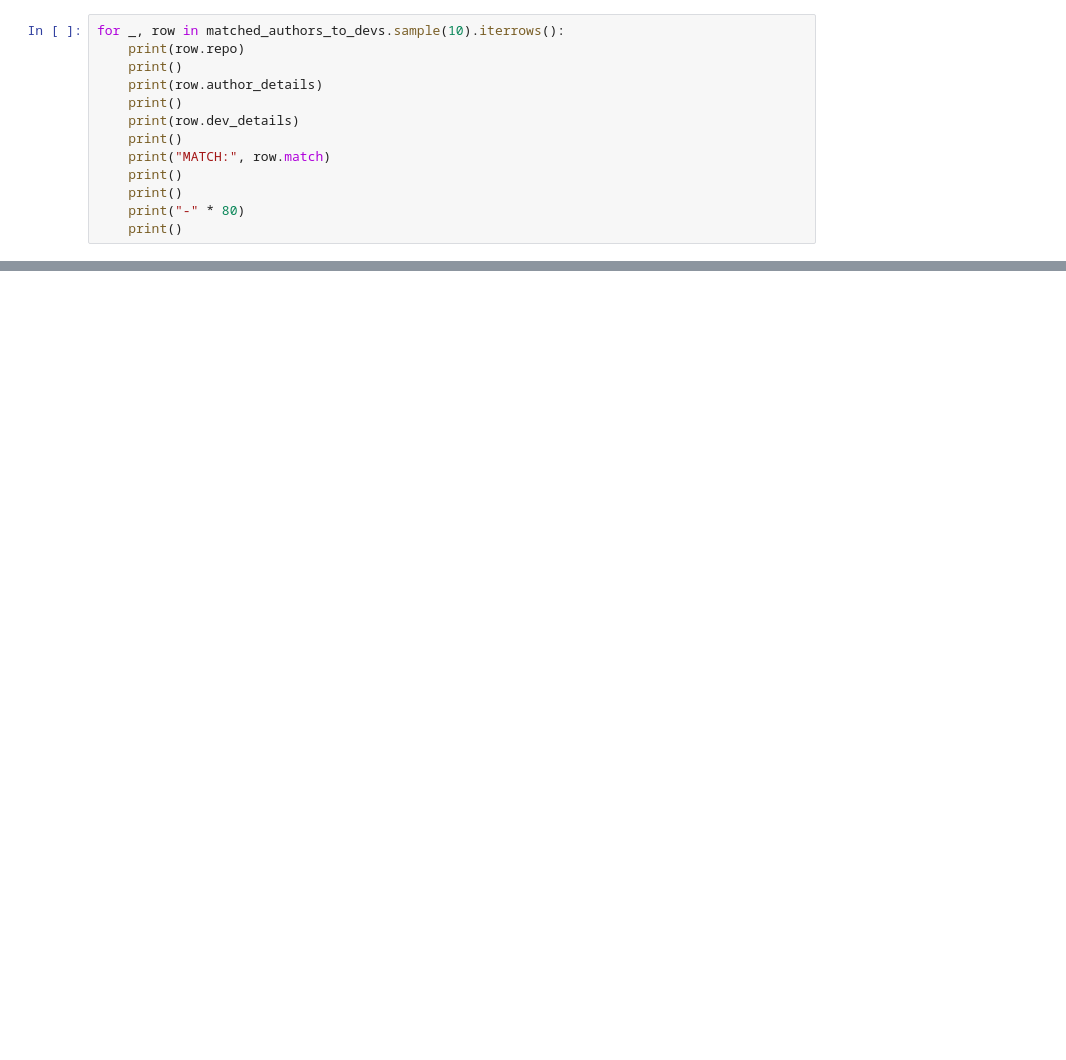
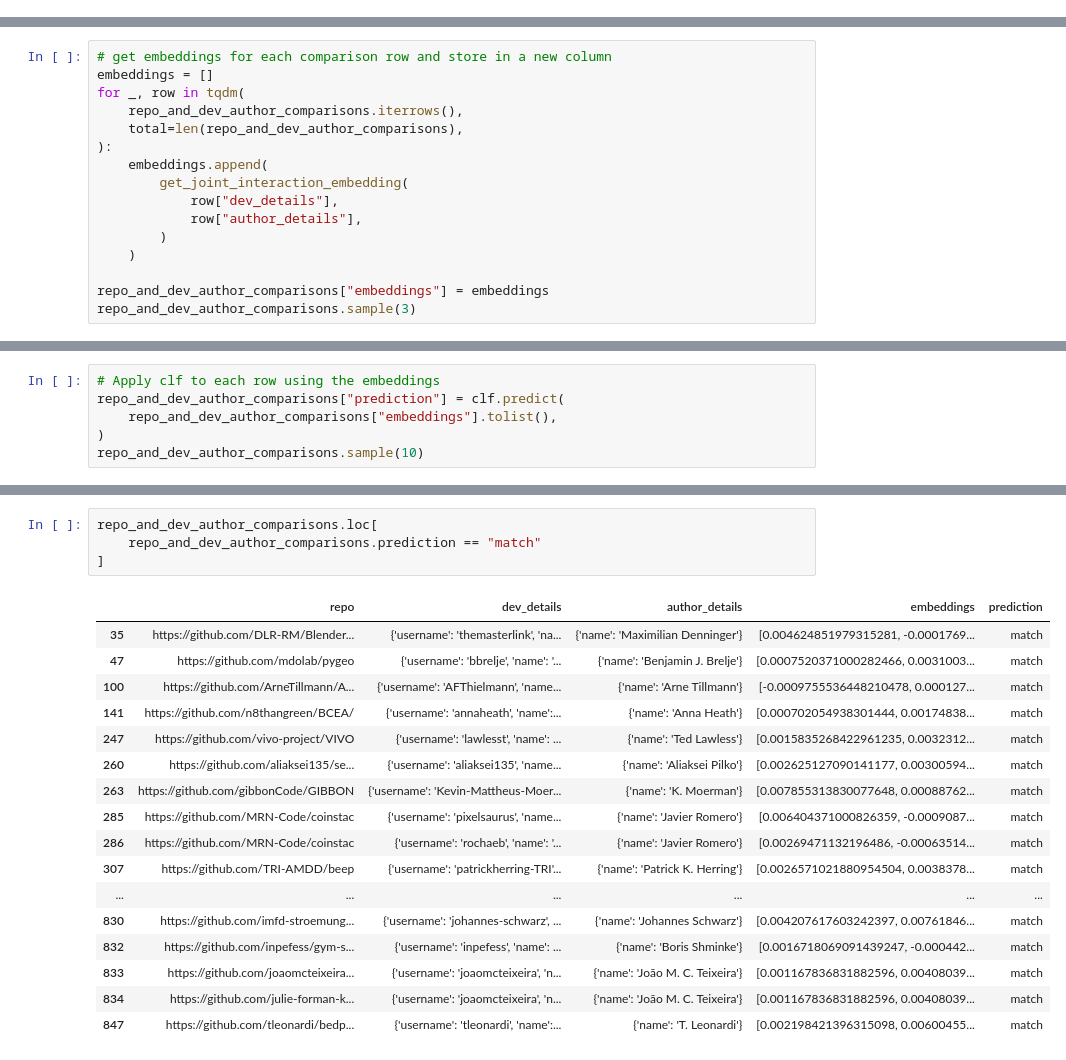
Before and after one commit to evamaxfield/rs-graph, a Jupyter notebook: match_author_devs.ipynb, the cells around one changed output, grey strips where cells are left out. Saved outputs shown, nothing was run; the diff lists cells and outputs as text; blank space fills up the shorter version.

```diff
--- a/match_author_devs.ipynb
+++ b/match_author_devs.ipynb
@@ -187,13 +106,0 @@ matched_authors_to_devs
-# %%
-for _, row in matched_authors_to_devs.sample(10).iterrows():
-    print(row.repo)
-    print()
-    print(row.author_details)
-    print()
-    print(row.dev_details)
-    print()
-    print("MATCH:", row.match)
-    print()
-    print()
-    print("-" * 80)
-    print()
@@ -217,0 +144,16 @@ MATCH: match
+# %%
+# get embeddings for each comparison row and store in a new column
+embeddings = []
+for _, row in tqdm(
+    repo_and_dev_author_comparisons.iterrows(),
+    total=len(repo_and_dev_author_comparisons),
+):
+    embeddings.append(
+        get_joint_interaction_embedding(
+            row["dev_details"],
+            row["author_details"],
+        )
+    )
+
+repo_and_dev_author_comparisons["embeddings"] = embeddings
+repo_and_dev_author_comparisons.sample(3)
@@ -217,0 +165,6 @@ MATCH: match
+# %%
+# Apply clf to each row using the embeddings
+repo_and_dev_author_comparisons["prediction"] = clf.predict(
+    repo_and_dev_author_comparisons["embeddings"].tolist(),
+)
+repo_and_dev_author_comparisons.sample(10)
@@ -217,0 +190,22 @@ MATCH: match
+# %%
+repo_and_dev_author_comparisons.loc[
+    repo_and_dev_author_comparisons.prediction == "match"
+]
+# %% [output]
+|  | repo | dev_details | author_details | embeddings | prediction |
+| 35 | https://github.com/DLR-RM/Blender... | {'username': 'themasterlink', 'na... | {'name': 'Maximilian Denninger'} | [0.004624851979315281, -0.0001769... | match |
+| 47 | https://github.com/mdolab/pygeo | {'username': 'bbrelje', 'name': '... | {'name': 'Benjamin J. Brelje'} | [0.0007520371000282466, 0.0031003... | match |
+| 100 | https://github.com/ArneTillmann/A... | {'username': 'AFThielmann', 'name... | {'name': 'Arne Tillmann'} | [-0.0009755536448210478, 0.000127... | match |
+| 141 | https://github.com/n8thangreen/BCEA/ | {'username': 'annaheath', 'name':... | {'name': 'Anna Heath'} | [0.000702054938301444, 0.00174838... | match |
+| 247 | https://github.com/vivo-project/VIVO | {'username': 'lawlesst', 'name': ... | {'name': 'Ted Lawless'} | [0.0015835268422961235, 0.0032312... | match |
+| 260 | https://github.com/aliaksei135/se... | {'username': 'aliaksei135', 'name... | {'name': 'Aliaksei Pilko'} | [0.002625127090141177, 0.00300594... | match |
+| 263 | https://github.com/gibbonCode/GIBBON | {'username': 'Kevin-Mattheus-Moer... | {'name': 'K. Moerman'} | [0.007855313830077648, 0.00088762... | match |
+| 285 | https://github.com/MRN-Code/coinstac | {'username': 'pixelsaurus', 'name... | {'name': 'Javier Romero'} | [0.006404371000826359, -0.0009087... | match |
+| 286 | https://github.com/MRN-Code/coinstac | {'username': 'rochaeb', 'name': '... | {'name': 'Javier Romero'} | [0.00269471132196486, -0.00063514... | match |
+| 307 | https://github.com/TRI-AMDD/beep | {'username': 'patrickherring-TRI'... | {'name': 'Patrick K. Herring'} | [0.0026571021880954504, 0.0038378... | match |
+| ... | ... | ... | ... | ... | ... |
+| 830 | https://github.com/imfd-stroemung... | {'username': 'johannes-schwarz', ... | {'name': 'Johannes Schwarz'} | [0.004207617603242397, 0.00761846... | match |
+| 832 | https://github.com/inpefess/gym-s... | {'username': 'inpefess', 'name': ... | {'name': 'Boris Shminke'} | [0.0016718069091439247, -0.000442... | match |
+| 833 | https://github.com/joaomcteixeira... | {'username': 'joaomcteixeira', 'n... | {'name': 'João M. C. Teixeira'} | [0.001167836831882596, 0.00408039... | match |
+| 834 | https://github.com/julie-forman-k... | {'username': 'joaomcteixeira', 'n... | {'name': 'João M. C. Teixeira'} | [0.001167836831882596, 0.00408039... | match |
+| 847 | https://github.com/tleonardi/bedp... | {'username': 'tleonardi', 'name':... | {'name': 'T. Leonardi'} | [0.002198421396315098, 0.00600455... | match |
```
Also changed, not shown: parts of 14 cells of this notebook, 1 other file.
